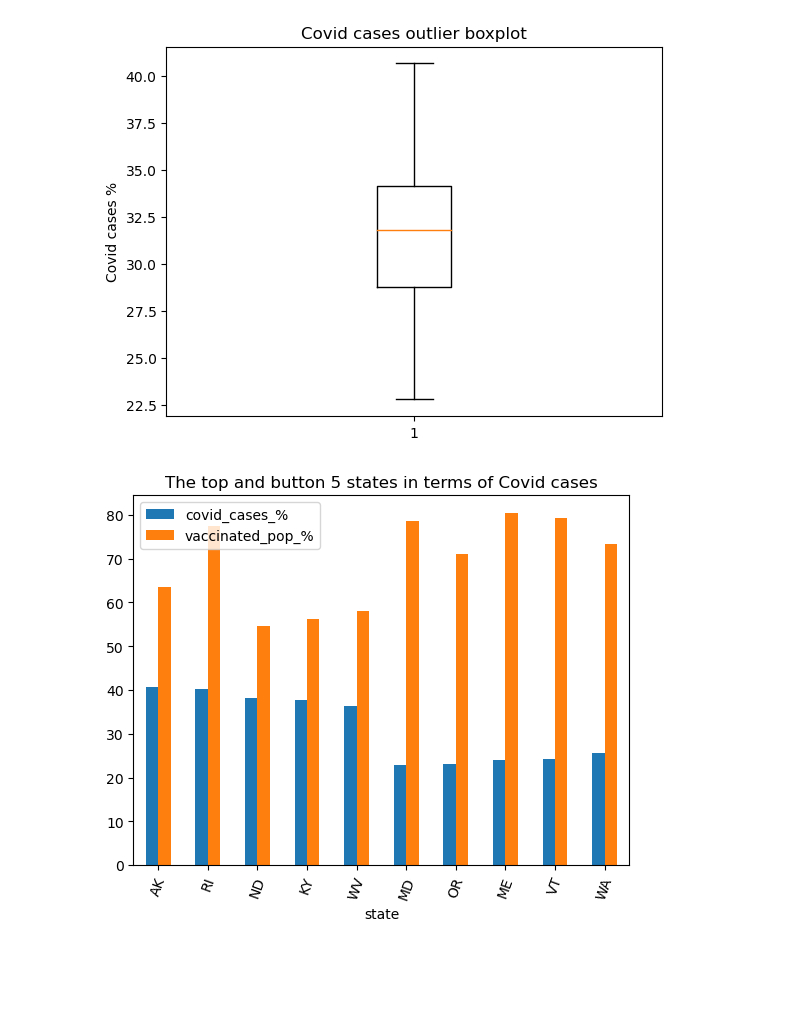
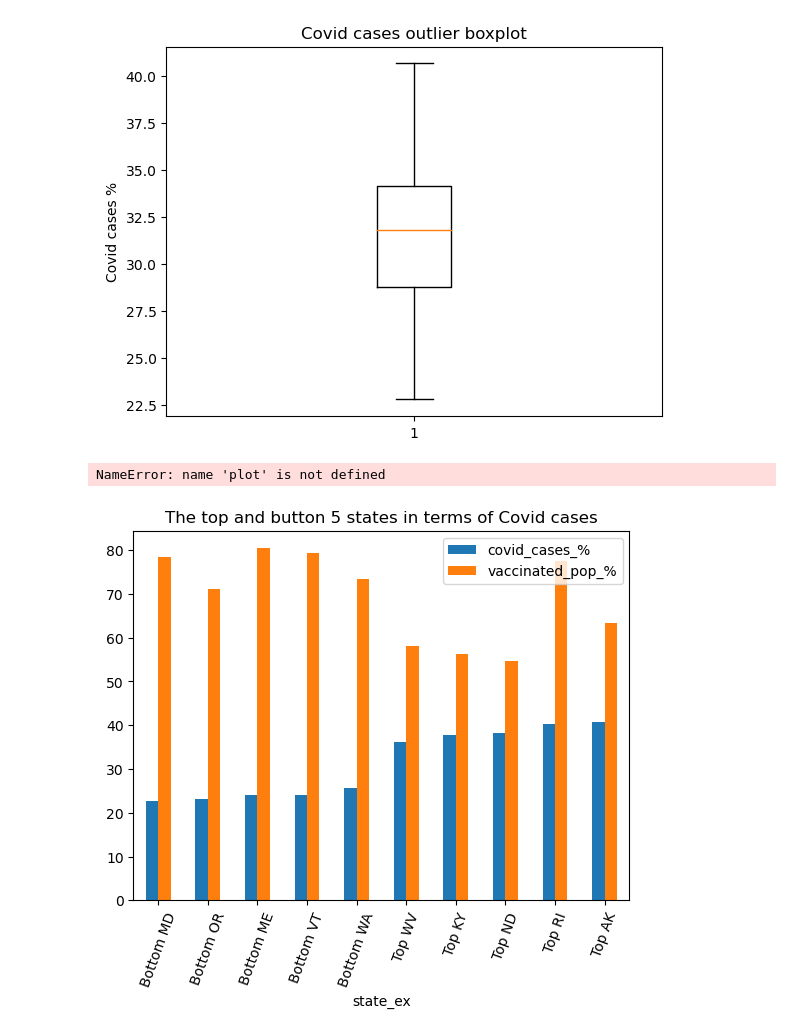
Before and after one commit to 123noob1/eda_and_git_colab, a Jupyter notebook: CodeBase/covid_vaccination_infection_rates.ipynb, the cells around one changed output. Drawn from its saved outputs; the diff is of its cells as text; code cells hidden in the pictures; blank space fills up the shorter version.

Commit message:
adjusted bar charts

```diff
--- a/CodeBase/covid_vaccination_infection_rates.ipynb
+++ b/CodeBase/covid_vaccination_infection_rates.ipynb
@@ -146,15 +146,28 @@ grouped_df_min_3
 #Q2 Which states have the highest vaccination and infection rates?
 
 top_5_states_covid = grouped_df_min_3.nlargest(5, ['covid_cases_%'])
-buttom_5_states_covid = grouped_df_min_3.nsmallest(5, ['covid_cases_%'])
+bottom_5_states_covid = grouped_df_min_3.nsmallest(5, ['covid_cases_%'])
+top_5_states_covid = top_5_states_covid.sort_values(by=['covid_cases_%'], ascending=True)
+bottom_5_states_covid = bottom_5_states_covid.sort_values(by=['covid_cases_%'], ascending=True)
+
 top_5_states_vaccination = grouped_df_min_3.nlargest(5, ['vaccinated_pop_%'])
-buttom_5_states_vaccination = grouped_df_min_3.nsmallest(5, ['vaccinated_pop_%'])
+bottom_5_states_vaccination = grouped_df_min_3.nsmallest(5, ['vaccinated_pop_%'])
+top_5_states_vaccination = top_5_states_vaccination.sort_values(by=['vaccinated_pop_%'], ascending=True)
+bottom_5_states_vaccination = bottom_5_states_vaccination.sort_values(by=['vaccinated_pop_%'], ascending=True)
 
-df_concat_co = pd.concat([top_5_states_covid, buttom_5_states_covid], axis=0)
-df_concat_va = pd.concat([top_5_states_vaccination, buttom_5_states_vaccination], axis=0)
+top_5_states_covid['state_ex'] = 'Top' + ' ' + top_5_states_covid['state']
+bottom_5_states_covid['state_ex'] = 'Bottom' + ' ' + bottom_5_states_covid['state']
+
+top_5_states_vaccination['state_ex'] = 'Top' + ' ' + top_5_states_vaccination['state']
+bottom_5_states_vaccination['state_ex'] = 'Bottom' + ' ' + bottom_5_states_vaccination['state']
+
+df_concat_co = pd.concat([bottom_5_states_covid, top_5_states_covid], axis=0)
+df_concat_va = pd.concat([bottom_5_states_vaccination, top_5_states_vaccination], axis=0)
 # %%
-df_concat_co.plot.bar(x="state", y=['covid_cases_%','vaccinated_pop_%'], rot=70, title="The top and button 5 states in terms of Covid cases");
+df_concat_co.plot.bar(x="state_ex", y=['covid_cases_%','vaccinated_pop_%'], rot=70, title="The top and button 5 states in terms of Covid cases");
+plot.set_ylabel('Covid cases %')
 plt.savefig("Covid_cases_bar_chart.png")
 # %% [output]
+NameError: name 'plot' is not defined
-[figure, old version]
+[figure, new version]
 # %%
```
Also changed, not shown: parts of 1 cell of this notebook, 2 other files.
